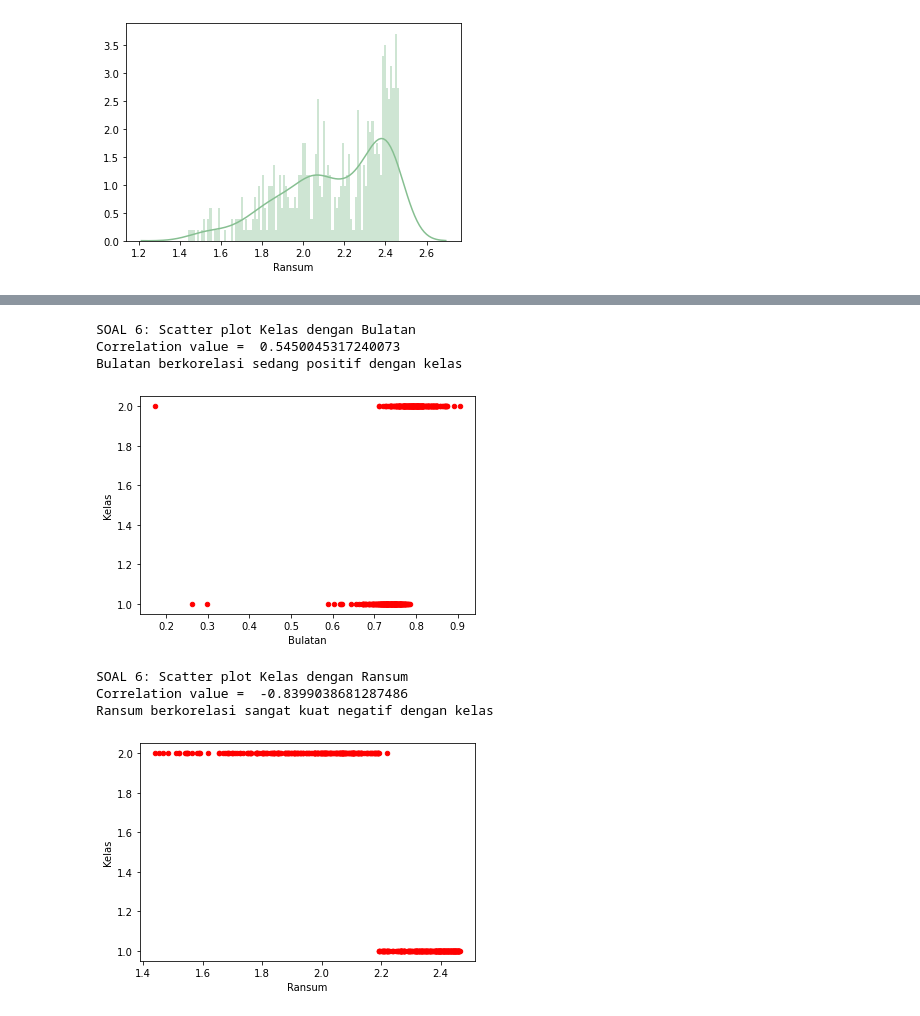
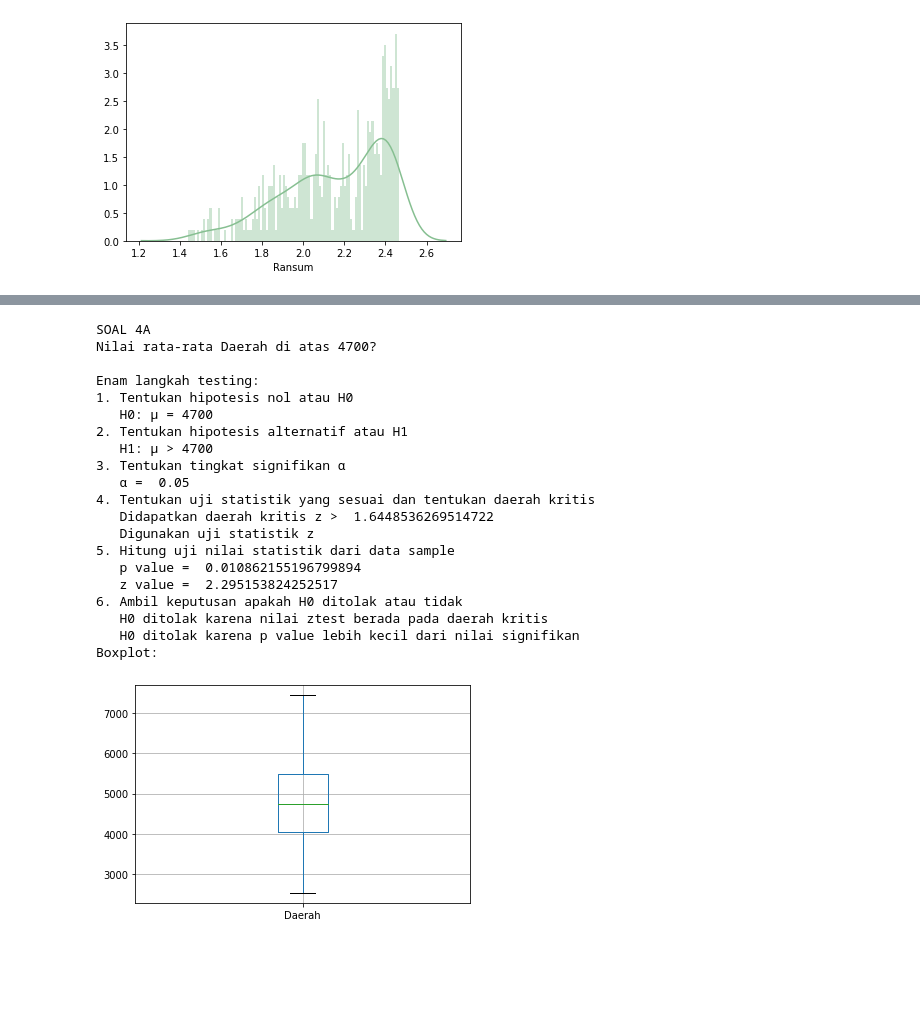
Before and after one commit to giovaniagst/TubesProbstat, a Jupyter notebook: FileTubes.ipynb, the cells around one changed output, grey strips where cells are left out. Saved outputs shown, nothing was run; the diff lists cells and outputs as text; code cells hidden in the pictures; blank space fills up the shorter version.

Commit message:
Add boxplot, minor edits

```diff
--- a/FileTubes.ipynb
+++ b/FileTubes.ipynb
@@ -1253,20 +519,53 @@ Keliling berkorelasi kuat negatif dengan kelas
-# %%
-print("SOAL 6: Scatter plot Kelas dengan Bulatan")
-df.plot(kind='scatter',x='Bulatan',y='Kelas',color='red')
-print("Correlation value = ", df["Bulatan"].corr(df["Kelas"]))
-print("Bulatan berkorelasi sedang positif dengan kelas")
-# %% [output]
-SOAL 6: Scatter plot Kelas dengan Bulatan
-Correlation value =  0.5450045317240073
-Bulatan berkorelasi sedang positif dengan kelas
-[figure, removed]
-# %%
-print("SOAL 6: Scatter plot Kelas dengan Ransum")
-df.plot(kind='scatter',x='Ransum',y='Kelas',color='red')
-print("Correlation value = ", df["Ransum"].corr(df["Kelas"]))
-print("Ransum berkorelasi sangat kuat negatif dengan kelas")
-# %% [output]
-SOAL 6: Scatter plot Kelas dengan Ransum
-Correlation value =  -0.8399038681287486
-Ransum berkorelasi sangat kuat negatif dengan kelas
-[figure, removed]
+# %%
+print("SOAL 4A")
+print("Nilai rata-rata Daerah di atas 4700?\n")
+print("Enam langkah testing:")
+print("1. Tentukan hipotesis nol atau H0")
+print("   H0: μ = 4700")
+print("2. Tentukan hipotesis alternatif atau H1")
+print("   H1: μ > 4700")
+print("3. Tentukan tingkat signifikan α")
+sig = 0.05
+print("   α = ", sig)
+print("4. Tentukan uji statistik yang sesuai dan tentukan daerah kritis")
+daerahKritis = stats.norm.ppf(1-sig)
+print("   Didapatkan daerah kritis z > ", daerahKritis)
+print("   Digunakan uji statistik z")
+print("5. Hitung uji nilai statistik dari data sample")
+ztest ,pval = stests.ztest(df["Daerah"], x2=None, value=4700,alternative="larger")
+print("   p value = ", float(pval))
+print("   z value = ", ztest)
+print("6. Ambil keputusan apakah H0 ditolak atau tidak")
+if (ztest > daerahKritis):
+    print("   H0 ditolak karena nilai ztest berada pada daerah kritis")
+else:
+    print("   H0 diterima karena nilai ztest tidak berada pada daerah kritis")
+if (pval < 0.05):
+    print("   H0 ditolak karena p value lebih kecil dari nilai signifikan")
+else:
+    print("   H0 diterima karena p value lebih besar dari nilai signifikan")
+print("Boxplot:")
+%matplotlib inline
+boxplot = df.boxplot(column=["Daerah"])
+# %% [output]
+SOAL 4A
+Nilai rata-rata Daerah di atas 4700?
+
+Enam langkah testing:
+1. Tentukan hipotesis nol atau H0
+   H0: μ = 4700
+2. Tentukan hipotesis alternatif atau H1
+   H1: μ > 4700
+3. Tentukan tingkat signifikan α
+   α =  0.05
+4. Tentukan uji statistik yang sesuai dan tentukan daerah kritis
+   Didapatkan daerah kritis z >  1.6448536269514722
+   Digunakan uji statistik z
+5. Hitung uji nilai statistik dari data sample
+   p value =  0.010862155196799894
+   z value =  2.295153824252517
+6. Ambil keputusan apakah H0 ditolak atau tidak
+   H0 ditolak karena nilai ztest berada pada daerah kritis
+   H0 ditolak karena p value lebih kecil dari nilai signifikan
+Boxplot:
+[figure, added]
```
Also changed, not shown: parts of 50 cells of this notebook.
